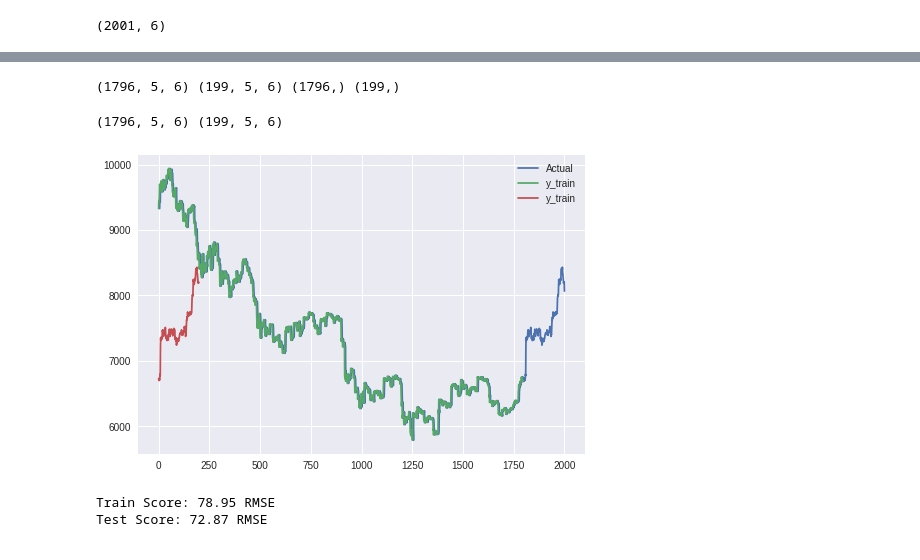
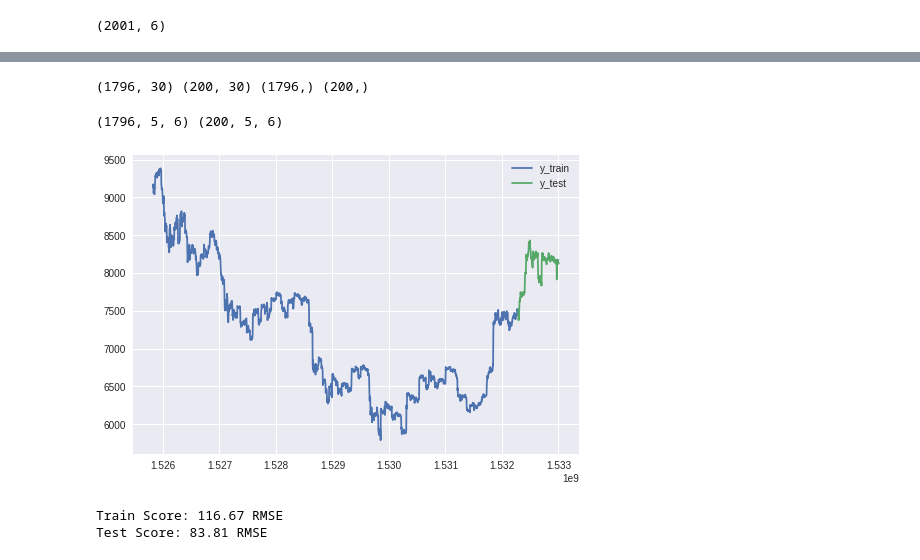
Before and after one commit to MarcinWylot/CryptocurrencyPricePredictor, a Jupyter notebook: BitcoinPredictWithLSTM.ipynb, the cells around one changed output, grey strips where cells are left out. Drawn from its saved outputs; the diff is of its cells as text; code cells hidden in the pictures.

Commit message:
inproved data wrangling, visualization, model. TODO: work on the model, try to predict 5-6 events ahead (multiple output)

```diff
--- a/BitcoinPredictWithLSTM.ipynb
+++ b/BitcoinPredictWithLSTM.ipynb
@@ -37,7 +21,9 @@ response = requests.get(url)
 json_array = json.loads(response.text)
 
 df = pd.DataFrame(json_array['Data'], columns = ['time', 'close', 'high', 'low', 'open', 'volumefrom','volumeto'])
-df.drop('time', 1, inplace=True)
+#df.drop('time', 1, inplace=True)
+df.set_index('time', inplace=True)
+
 df.head()
 # %% [output]
 |  | close | high | low | open | volumefrom | volumeto |
@@ -72,36 +69,44 @@ def load_data(X, seq_len, train_size=0.9):
     y_test = data[train_split:, -1][:,0]
 
     return x_train, y_train, x_test, y_test
+# %%
+def load_data2(X, seq_len, train_size=0.9):
+  df_s = X.copy()
+  for i in range(seq_len):
+    df_s = pd.concat([df_s, X.shift(-(i+1))], axis = 1)
+
+  df_s.dropna(axis=0, inplace=True)
+
+  X = df_s.iloc[:,6:]
+  y = df_s.iloc[:,0]
+
+  x_train, x_test, y_train, y_test = train_test_split(X, y, test_size=1-train_size, random_state=32, shuffle=False)
+
+  return x_train, y_train, x_test, y_test
 # %%
 window = 5
-X_train, y_train, X_test, y_test = load_data(df, window)
-
+X_train, y_train, X_test, y_test = load_data2(df, window)
 print(X_train.shape, X_test.shape, y_train.shape, y_test.shape)
-
-
-#print(X_train.shape, X_test.shape, y_train.shape, y_test.shape)
-#print(df.head(20))
-#print(y_train[:10])
-#X_train[:10]
 # %% [output]
-(1796, 5, 6) (199, 5, 6) (1796,) (199,)
+(1796, 30) (200, 30) (1796,) (200,)
 # %%
 scaler = MinMaxScaler()
-X_train_scaled = scaler.fit_transform(X_train.reshape(-1,X_train.shape[2]))
-X_train_scaled = X_train_scaled.reshape(X_train.shape[0], X_train.shape[1], nb_features)
+#X_train_scaled = scaler.fit_transform(X_train.reshape(-1,X_train.shape[2]))
+X_train_scaled = scaler.fit_transform(X_train)
+X_train_scaled = X_train_scaled.reshape(X_train.shape[0], window, nb_features)
 
-X_test_scaled = scaler.transform(X_test.reshape(-1,X_test.shape[2]))
-X_test_scaled = X_test_scaled.reshape(X_test.shape[0], X_test.shape[1], nb_features)
+#X_test_scaled = scaler.transform(X_test.reshape(-1,X_test.shape[2]))
+X_test_scaled = scaler.transform(X_test)
+X_test_scaled = X_test_scaled.reshape(X_test.shape[0], window, nb_features)
 
 print(X_train_scaled.shape, X_test_scaled.shape)
 # %% [output]
-(1796, 5, 6) (199, 5, 6)
+(1796, 5, 6) (200, 5, 6)
 # %%
-plt.plot(df.close[5:], label='Actual')
 plt.plot(y_train, label='y_train')
-plt.plot(y_test, label='y_train') #gotta take care on index
+plt.plot(y_test, label='y_test')
 plt.legend(loc='best')
 plt.show()
 # %% [output]
-[figure, old version]
+[figure, new version]
 # %%
@@ -160,13 +168,14 @@ model = nn_model2()
 # %%
-model.fit(X_train_scaled, y_train, batch_size=32, epochs=1000, verbose=0)
+model.fit(X_train_scaled, y_train, batch_size=100, epochs=200, verbose=0)
 
-trainPredict = model.predict(X_train_scaled)
-testPredict = model.predict(X_test_scaled)
 
-trainScore = mean_squared_error(y_train, trainPredict[:,0]) ** .5
+trainPredict = pd.Series(model.predict(X_train_scaled)[:,0], index=y_train.index.copy())
+testPredict = pd.Series(model.predict(X_test_scaled)[:,0], index=y_test.index.copy())
+
+trainScore = mean_squared_error(y_train, trainPredict) ** .5
 print('Train Score: %.2f RMSE' % (trainScore))
-testScore = mean_squared_error(y_test, testPredict[:,0]) ** .5
+testScore = mean_squared_error(y_test, testPredict) ** .5
 print('Test Score: %.2f RMSE' % (testScore))
 # %% [output]
-Train Score: 78.95 RMSE
-Test Score: 72.87 RMSE
+Train Score: 116.67 RMSE
+Test Score: 83.81 RMSE
```
Also changed, not shown: parts of 7 cells of this notebook.
